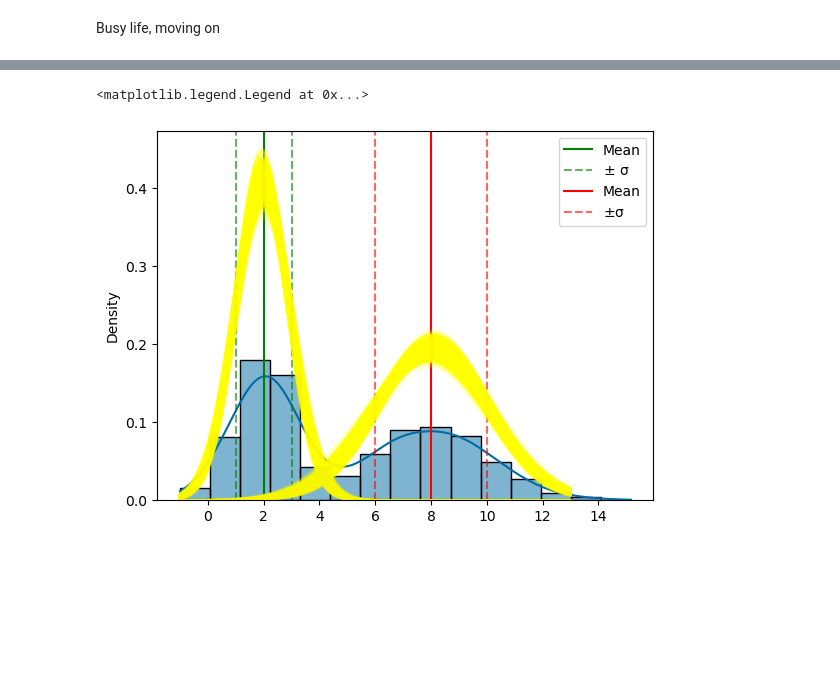
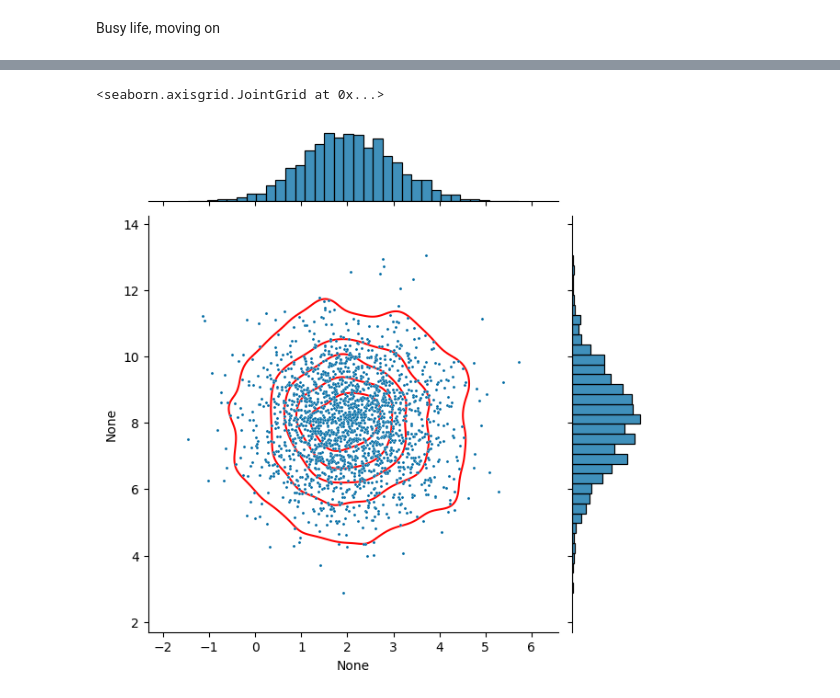
Before and after one commit to Iwan-S/Iwan-and-George-Year-4-Project, a Jupyter notebook: Exoplanets/Friday.ipynb, the cells around one changed output, grey strips where cells are left out. Cells and saved outputs as stored; diff of their text form; code cells hidden in the pictures; blank space fills up the shorter version.

```diff
--- a/Exoplanets/Friday.ipynb
+++ b/Exoplanets/Friday.ipynb
@@ -69,18 +63,6 @@ WARNING:root:Too few points to create valid contours
-# %%
-ax = sns.histplot(Data, kde=True, stat='density')
-ax.axvline(μ[0], color='green', label='Mean')
-ax.axvline(μ[0]+σ[0], color='green', linestyle='--', label='$\pm$ σ', alpha=0.6)
-ax.axvline(μ[0]-σ[0], color='green', linestyle='--', alpha=0.6)
-
-ax.axvline(μ[1], color='red', label='Mean')
-ax.axvline(μ[1]+σ[1], color='red', linestyle='--', label='$\pm$σ', alpha=0.6)
-ax.axvline(μ[1]-σ[1], color='red', linestyle='--', alpha=0.6)
-
-Fuzz = np.linspace(-1, 13, No[1])
-for f in Samples[::10]:
-    plt.plot(Fuzz, norm.pdf(Fuzz, f[0], f[1]), color='yellow', alpha=0.1)
-
-ax.legend()
-# %% [output]
-<matplotlib.legend.Legend at 0x...>
-[figure, removed]
+# %%
+g = sns.jointplot(x=Data[:,0], y=Data[:,1], joint_kws={'s': 5})
+g.plot_joint(sns.kdeplot, color="r", zorder=0, levels=6)
+# %% [output]
+<seaborn.axisgrid.JointGrid at 0x...>
+[figure, added]
```
Also changed, not shown: parts of 6 cells of this notebook.
